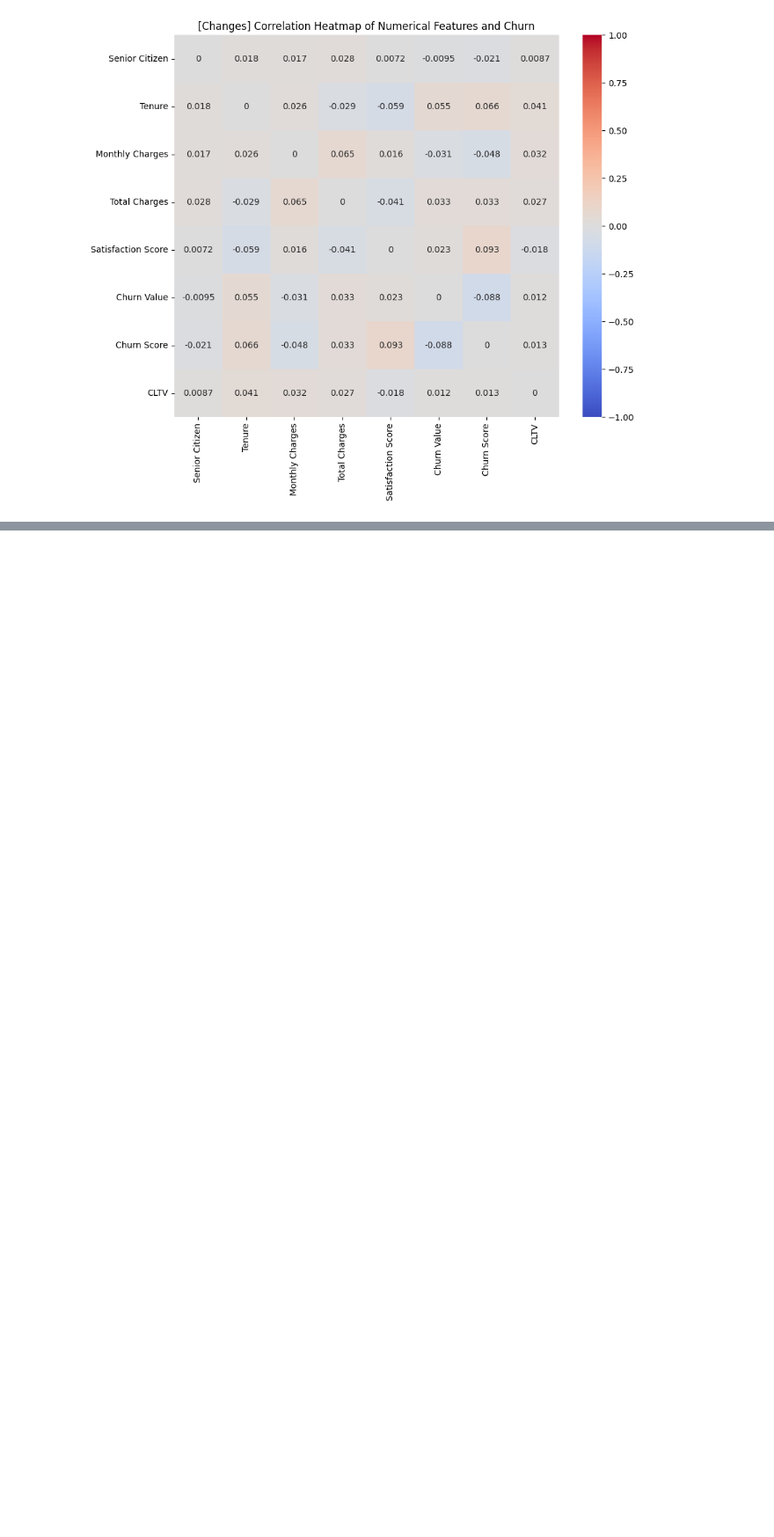
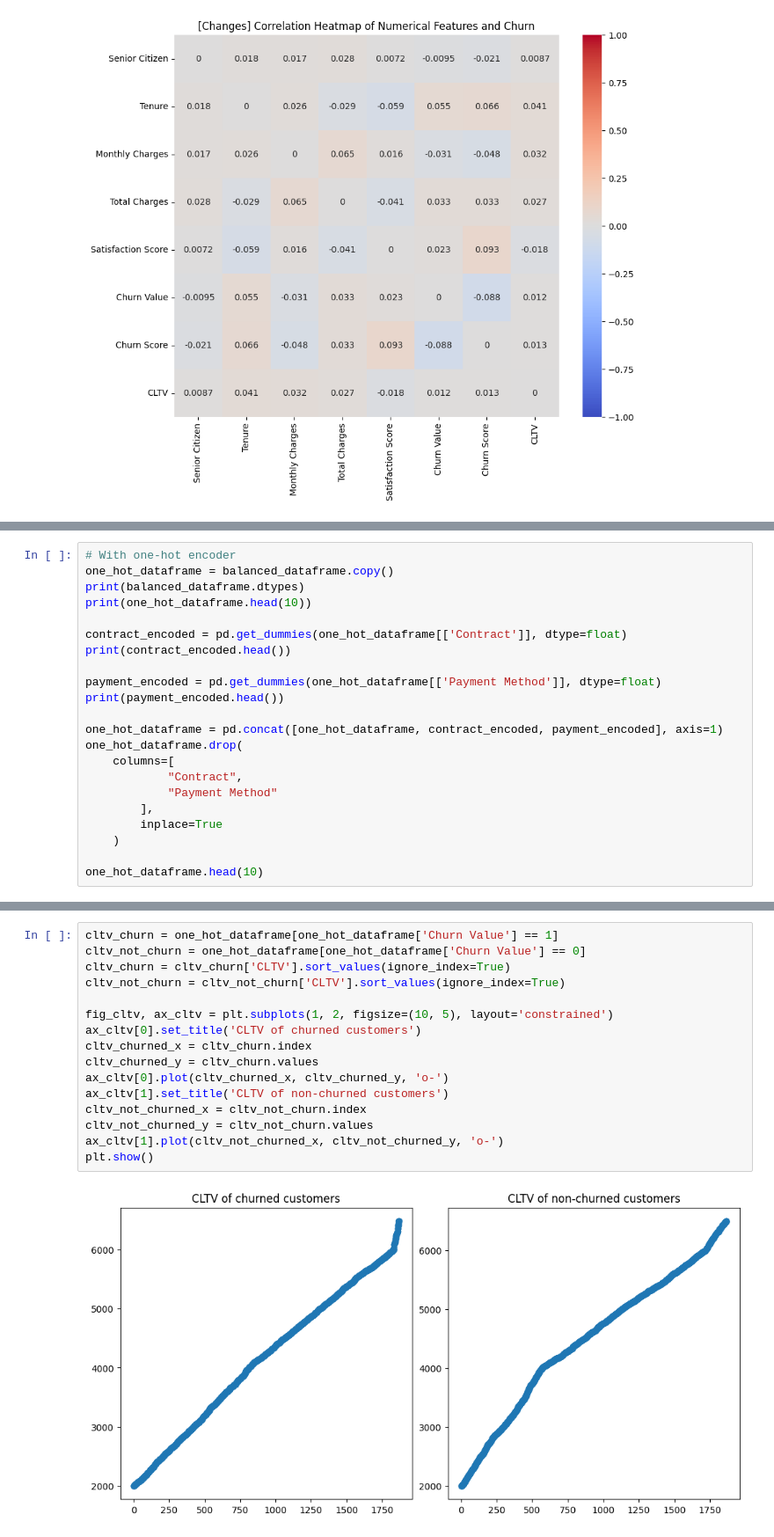
Before and after one commit to Nicoweed/Sentinel-ML, a Jupyter notebook: data_cleaner.ipynb, the cells around one changed output, grey strips where cells are left out. Shown: that part at 88% size. Saved outputs shown, nothing was run; the diff lists cells and outputs as text; blank space fills up the shorter version.

```diff
--- a/data_cleaner.ipynb
+++ b/data_cleaner.ipynb
@@ -532,0 +593,22 @@ Name: proportion, dtype: float64
+# %%
+# With one-hot encoder
+one_hot_dataframe = balanced_dataframe.copy()
+print(balanced_dataframe.dtypes)
+print(one_hot_dataframe.head(10))
+
+contract_encoded = pd.get_dummies(one_hot_dataframe[['Contract']], dtype=float)
+print(contract_encoded.head())
+
+payment_encoded = pd.get_dummies(one_hot_dataframe[['Payment Method']], dtype=float)
+print(payment_encoded.head())
+
+one_hot_dataframe = pd.concat([one_hot_dataframe, contract_encoded, payment_encoded], axis=1)
+one_hot_dataframe.drop(
+    columns=[
+            "Contract",
+            "Payment Method"
+        ],
+        inplace=True
+    )
+
+one_hot_dataframe.head(10)
@@ -532,0 +836,18 @@ Name: proportion, dtype: float64
+# %%
+cltv_churn = one_hot_dataframe[one_hot_dataframe['Churn Value'] == 1]
+cltv_not_churn = one_hot_dataframe[one_hot_dataframe['Churn Value'] == 0]
+cltv_churn = cltv_churn['CLTV'].sort_values(ignore_index=True)
+cltv_not_churn = cltv_not_churn['CLTV'].sort_values(ignore_index=True)
+
+fig_cltv, ax_cltv = plt.subplots(1, 2, figsize=(10, 5), layout='constrained')
+ax_cltv[0].set_title('CLTV of churned customers')
+cltv_churned_x = cltv_churn.index
+cltv_churned_y = cltv_churn.values
+ax_cltv[0].plot(cltv_churned_x, cltv_churned_y, 'o-')
+ax_cltv[1].set_title('CLTV of non-churned customers')
+cltv_not_churned_x = cltv_not_churn.index
+cltv_not_churned_y = cltv_not_churn.values
+ax_cltv[1].plot(cltv_not_churned_x, cltv_not_churned_y, 'o-')
+plt.show()
+# %% [output]
+[figure, added]
```
Also changed, not shown: parts of 36 cells of this notebook.
